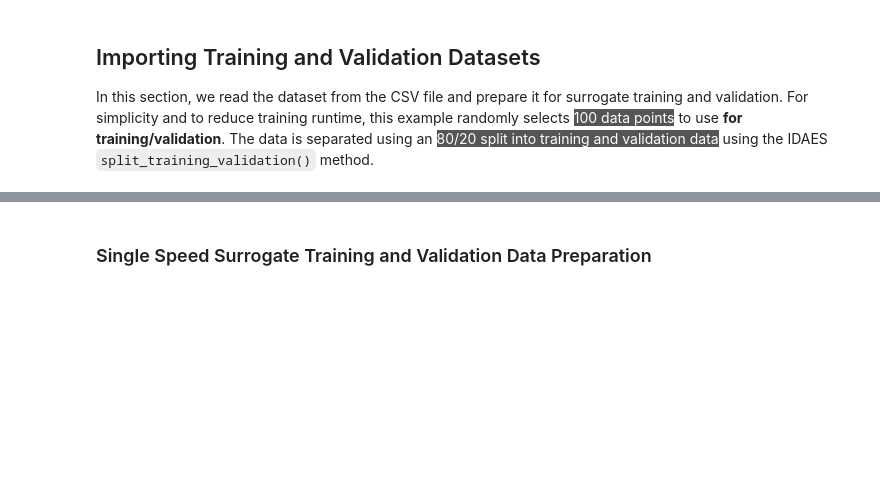
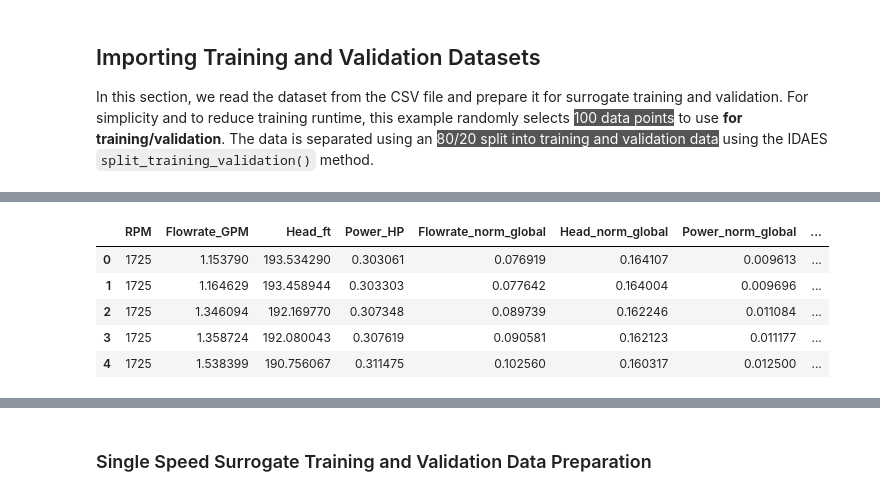
Before and after one commit to sufikaur/myfork-watertap_academy_fall_2025, a Jupyter notebook: week7/pump_surrogate_pysmo.ipynb, the cells around one changed output, grey strips where cells are left out. Drawn from its saved outputs; the diff is of its cells as text; code cells hidden in the pictures; blank space fills up the shorter version.

```diff
--- a/week7/pump_surrogate_pysmo.ipynb
+++ b/week7/pump_surrogate_pysmo.ipynb
@@ -136,15 +137,22 @@ The pump performance data used in this demo is sourced from the following datash
 # %%
 # Import Pump dataset
 
 csv_path = os.path.join(
     "pump_datasheet", "multispeed-ro-pump_head_power_aligned_above_mcsf.csv"
 )
 
 csv_data = pd.read_csv(csv_path)  # load dataset, 408 data points
 
 # Let's take a look at the first few rows of the dataset
-data = csv_data
-data.head()
+full_data = csv_data
+full_data.head()
+# %% [output]
+|  | RPM | Flowrate_GPM | Head_ft | Power_HP | Flowrate_norm_global | Head_norm_global | Power_norm_global | ... |
+| 0 | 1725 | 1.153790 | 193.534290 | 0.303061 | 0.076919 | 0.164107 | 0.009613 | ... |
+| 1 | 1725 | 1.164629 | 193.458944 | 0.303303 | 0.077642 | 0.164004 | 0.009696 | ... |
+| 2 | 1725 | 1.346094 | 192.169770 | 0.307348 | 0.089739 | 0.162246 | 0.011084 | ... |
+| 3 | 1725 | 1.358724 | 192.080043 | 0.307619 | 0.090581 | 0.162123 | 0.011177 | ... |
+| 4 | 1725 | 1.538399 | 190.756067 | 0.311475 | 0.102560 | 0.160317 | 0.012500 | ... |
 # %%
 # Filter relevant columns and order columns such as inputs followed by outputs
 input_vars = ["Flowrate_norm_global", "Head_norm_global", "RPM_norm"]
```
Also changed, not shown: parts of 21 cells of this notebook.
